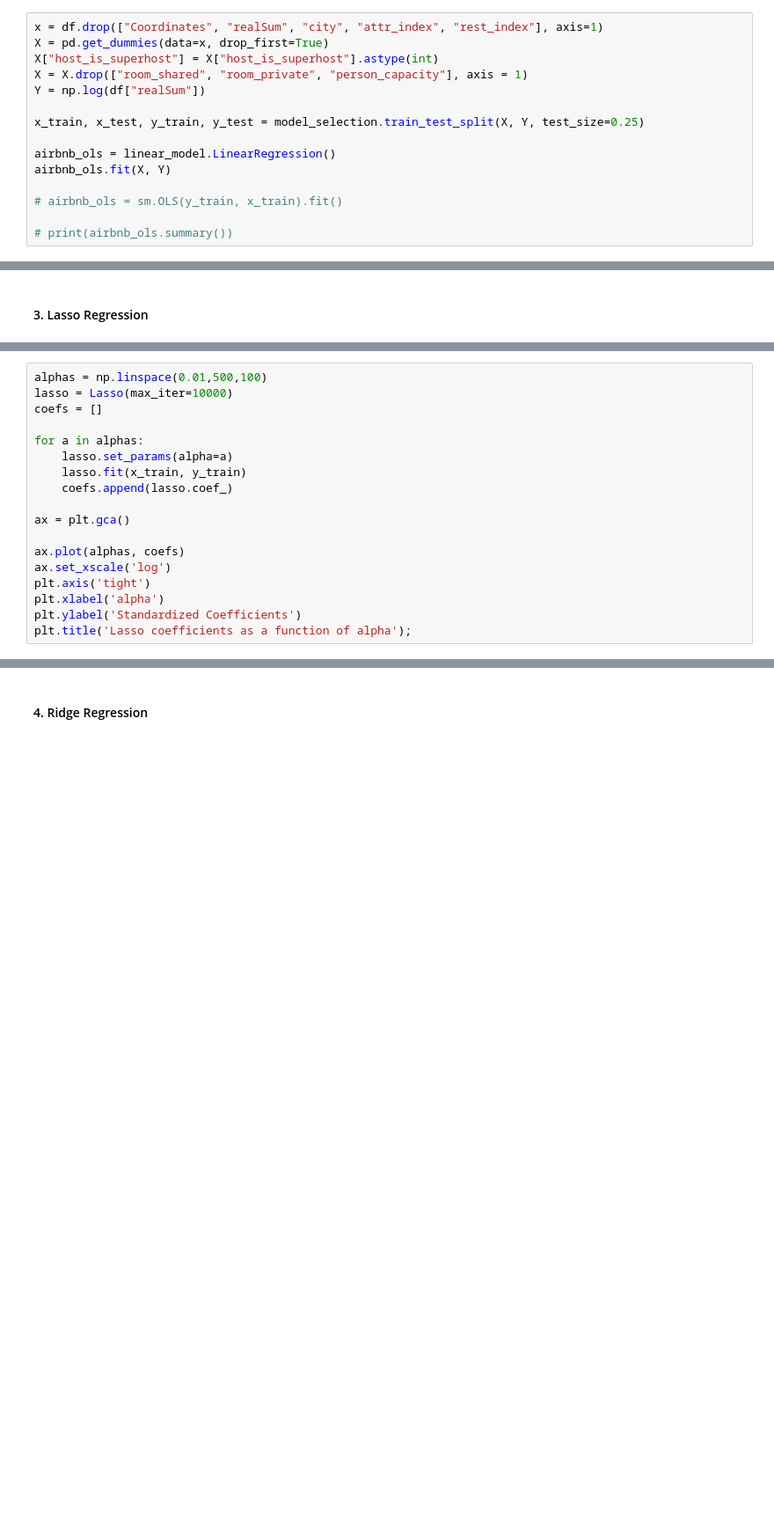
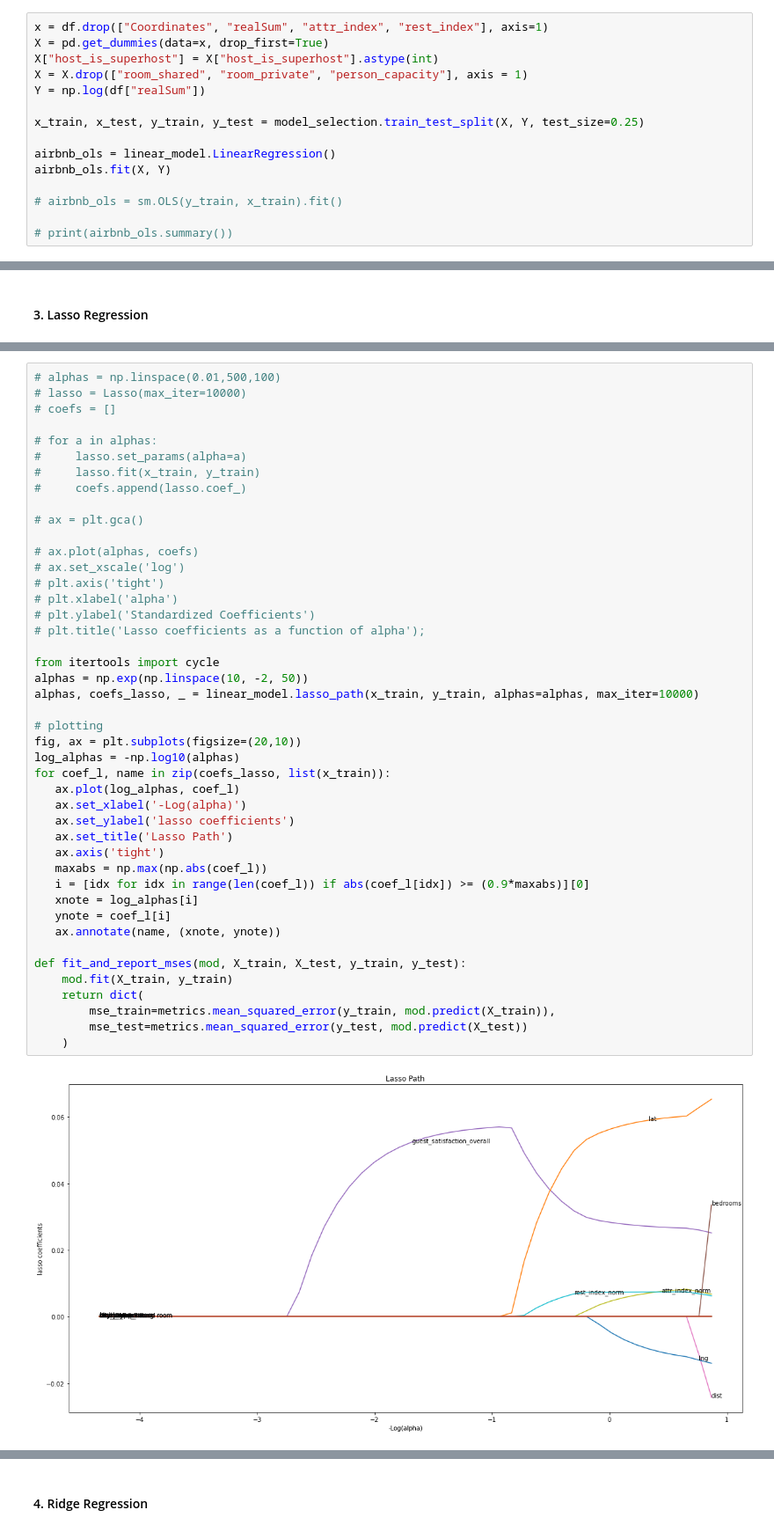
Before and after one commit to Hrithik0015/ECON323_Project, a Jupyter notebook: Project_Report.ipynb, the cells around one changed output, grey strips where cells are left out. Shown at 88% size. Cells and saved outputs as stored; diff of their text form; blank space fills up the shorter version.

Commit message:
Added city in regression model / updated ridge & lasso

```diff
--- a/Project_Report.ipynb
+++ b/Project_Report.ipynb
@@ -230,7 +221,7 @@ plt.show()
 # %% [markdown]
 #### 1. Full OLS
 # %%
-x = df.drop(["Coordinates", "realSum", "city", "attr_index", "rest_index"], axis=1)
+x = df.drop(["Coordinates", "realSum", "attr_index", "rest_index"], axis=1)
 X = pd.get_dummies(data=x, drop_first=True)
 X["host_is_superhost"] = X["host_is_superhost"].astype(int)
 X = X.drop(["room_shared", "room_private", "person_capacity"], axis = 1)
@@ -322,19 +301,47 @@ x_train
 # %%
-alphas = np.linspace(0.01,500,100)
-lasso = Lasso(max_iter=10000)
-coefs = []
+# alphas = np.linspace(0.01,500,100)
+# lasso = Lasso(max_iter=10000)
+# coefs = []
 
-for a in alphas:
-    lasso.set_params(alpha=a)
-    lasso.fit(x_train, y_train)
-    coefs.append(lasso.coef_)
+# for a in alphas:
+#     lasso.set_params(alpha=a)
+#     lasso.fit(x_train, y_train)
+#     coefs.append(lasso.coef_)
 
-ax = plt.gca()
+# ax = plt.gca()
 
-ax.plot(alphas, coefs)
-ax.set_xscale('log')
-plt.axis('tight')
-plt.xlabel('alpha')
-plt.ylabel('Standardized Coefficients')
-plt.title('Lasso coefficients as a function of alpha');
+# ax.plot(alphas, coefs)
+# ax.set_xscale('log')
+# plt.axis('tight')
+# plt.xlabel('alpha')
+# plt.ylabel('Standardized Coefficients')
+# plt.title('Lasso coefficients as a function of alpha');
+
+from itertools import cycle
+alphas = np.exp(np.linspace(10, -2, 50))
+alphas, coefs_lasso, _ = linear_model.lasso_path(x_train, y_train, alphas=alphas, max_iter=10000)
+
+# plotting
+fig, ax = plt.subplots(figsize=(20,10))
+log_alphas = -np.log10(alphas)
+for coef_l, name in zip(coefs_lasso, list(x_train)):
+   ax.plot(log_alphas, coef_l)
+   ax.set_xlabel('-Log(alpha)')
+   ax.set_ylabel('lasso coefficients')
+   ax.set_title('Lasso Path')
+   ax.axis('tight')
+   maxabs = np.max(np.abs(coef_l))
+   i = [idx for idx in range(len(coef_l)) if abs(coef_l[idx]) >= (0.9*maxabs)][0]
+   xnote = log_alphas[i]
+   ynote = coef_l[i]
+   ax.annotate(name, (xnote, ynote))
+
+def fit_and_report_mses(mod, X_train, X_test, y_train, y_test):
+    mod.fit(X_train, y_train)
+    return dict(
+        mse_train=metrics.mean_squared_error(y_train, mod.predict(X_train)),
+        mse_test=metrics.mean_squared_error(y_test, mod.predict(X_test))
+    )
+# %% [output]
+[figure, added]
 # %%
```
Also changed, not shown: parts of 20 cells of this notebook.
